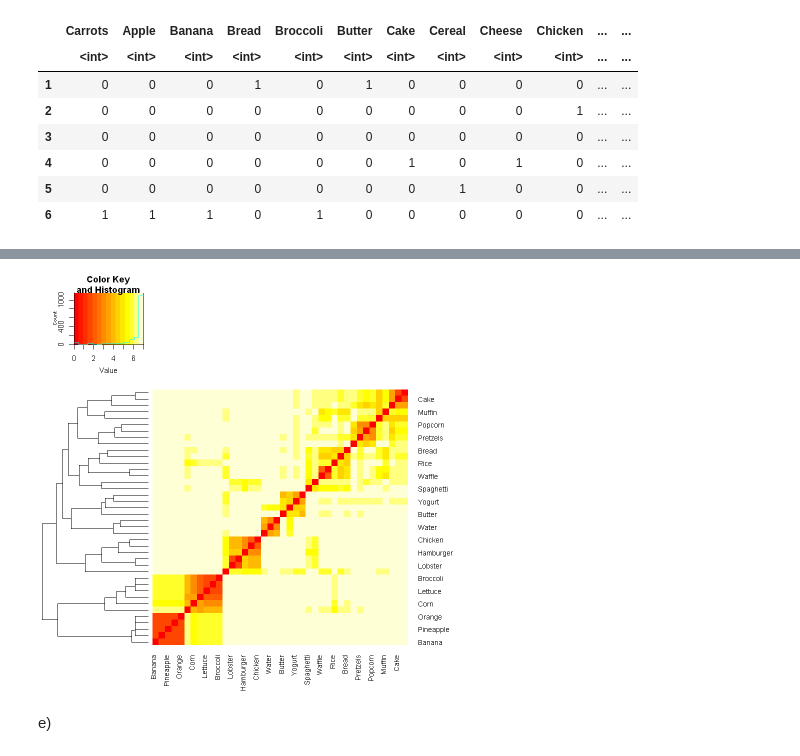
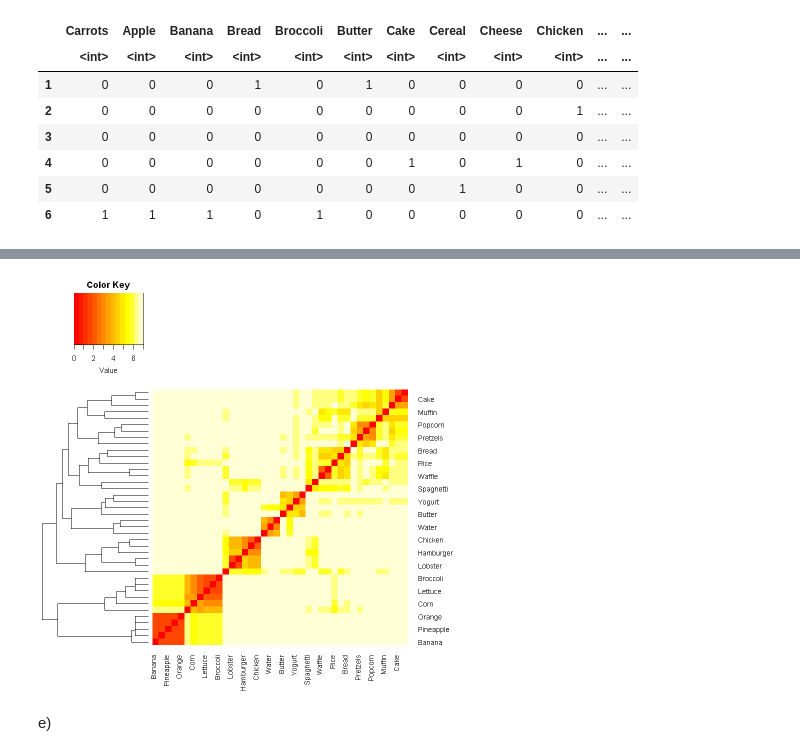
Before and after one commit to fjsaezm/mcd-gd, a Jupyter notebook: P3/p3.ipynb, the cells around one changed output, grey strips where cells are left out. Saved outputs shown, nothing was run; the diff lists cells and outputs as text; code cells hidden in the pictures.

```diff
--- a/P3/p3.ipynb
+++ b/P3/p3.ipynb
@@ -48,8 +46,8 @@ hist(as.numeric(unlist(data)), labels=c(0,1))
 # %%
 distances = dist(t(data), method="euclidean")
-heatmap.2(as.matrix(distances), trace="none", dendrogram ="row")
+heatmap.2(as.matrix(distances), symkey=FALSE, density.info="none", trace="none", dendrogram ="row")
 # %% [output]
-[figure, old version]
+[figure, new version]
 # %% [markdown]
 e)
 # %%
```
Also changed, not shown: parts of 3 cells of this notebook, 9 other files.
